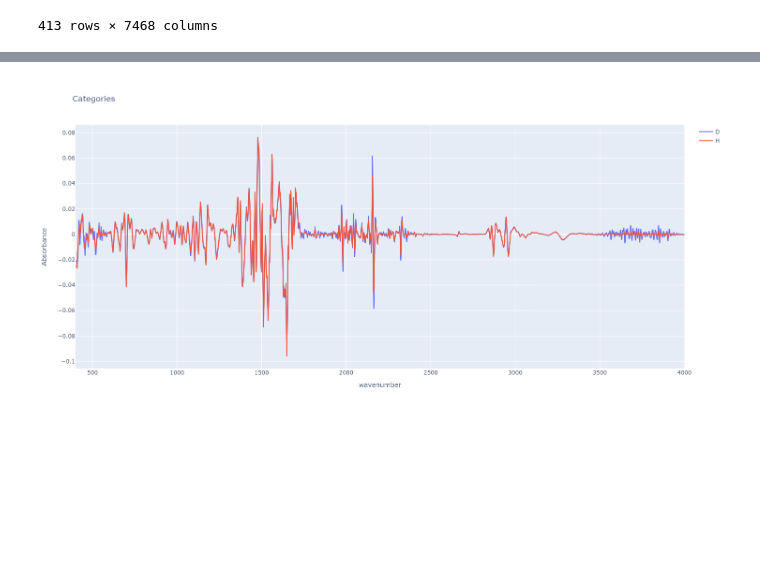
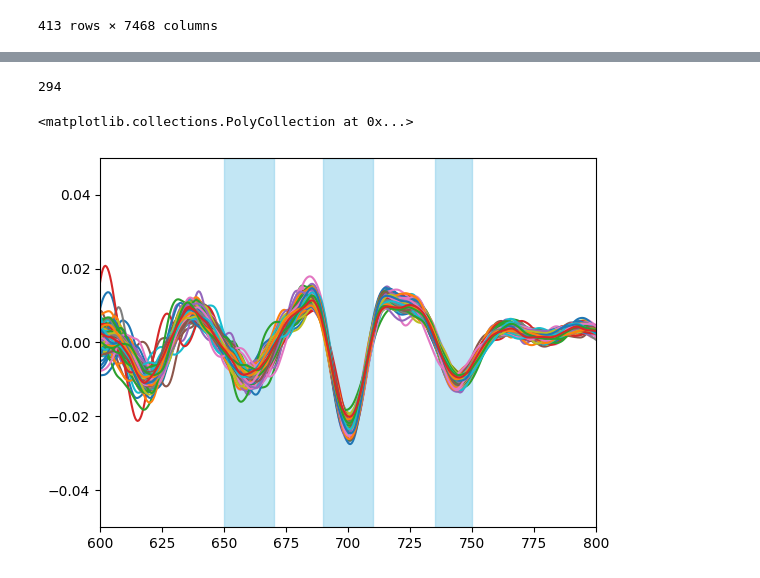
Before and after one commit to MelnychenkoM/hba1c_prediction, a Jupyter notebook: visualization.ipynb, the cells around one changed output, grey strips where cells are left out. Cells and saved outputs as stored; diff of their text form; code cells hidden in the pictures; blank space fills up the shorter version.

```diff
--- a/visualization.ipynb
+++ b/visualization.ipynb
@@ -312,19 +47,0 @@ X_db
-# %%
-X_db = X_db.T.apply(lambda col: savgol_filter(col, window_length=30, polyorder=2, deriv=2)).T
-X_db = X_db.apply(lambda row: row / np.linalg.norm(row), axis=1)
-#X_db = X_db.apply(lambda row: row / max(row), axis=1)
-
-fig = go.Figure()
-
-for index, row in X_db.iterrows():
-    fig.add_trace(go.Scatter(x=np.ravel(domain), y=row.to_numpy(), name=index))
-
-
-fig.update_layout(title='Categories',
-                  xaxis_title='wavenumber',
-                  yaxis_title='Absorbance',
-                  height=700,
-                  width=1100
-                 )
-# %% [output]
-[figure, removed]
@@ -330,0 +76,17 @@ fig.update_layout(title='Categories',
+# %%
+#df = df[df['HbA1c'] < 10]
+max_abs = df.drop(columns=['HbA1c', 'years']).apply(lambda row: True if row.max() > 0.3 else False, axis=1)
+df = df[max_abs]
+#df = df[df['HbA1c'] < 10]
+print(len(df))
+
+X = df.drop(columns=['HbA1c', 'years'])
+y = df['HbA1c']
+years = df['years']
+X.columns = np.ravel(domain)
+
+#X = X.apply(lambda row: row / max(row.iloc[2000:]), axis=1)
+X = X.T.apply(lambda col: savgol_filter(col, window_length=60, polyorder=2, deriv=2)).T # 60 window 0.3 abs
+X_norm = X.apply(lambda row: row / np.linalg.norm(row), axis=1)
+# %% [output]
+294
@@ -330,0 +99,10 @@ fig.update_layout(title='Categories',
+# %%
+X_norm.T.plot(legend=False)
+plt.xlim([600, 800])
+plt.ylim([-0.05, 0.05])
+plt.fill_betweenx(plt.ylim(), 650, 670, alpha=0.5, color='skyblue')
+plt.fill_betweenx(plt.ylim(), 690, 710, alpha=0.5, color='skyblue')
+plt.fill_betweenx(plt.ylim(), 735, 750, alpha=0.5, color='skyblue')
+# %% [output]
+<matplotlib.collections.PolyCollection at 0x...>
+[figure, added]
```
Also changed, not shown: parts of 40 cells of this notebook, 21 other files.
